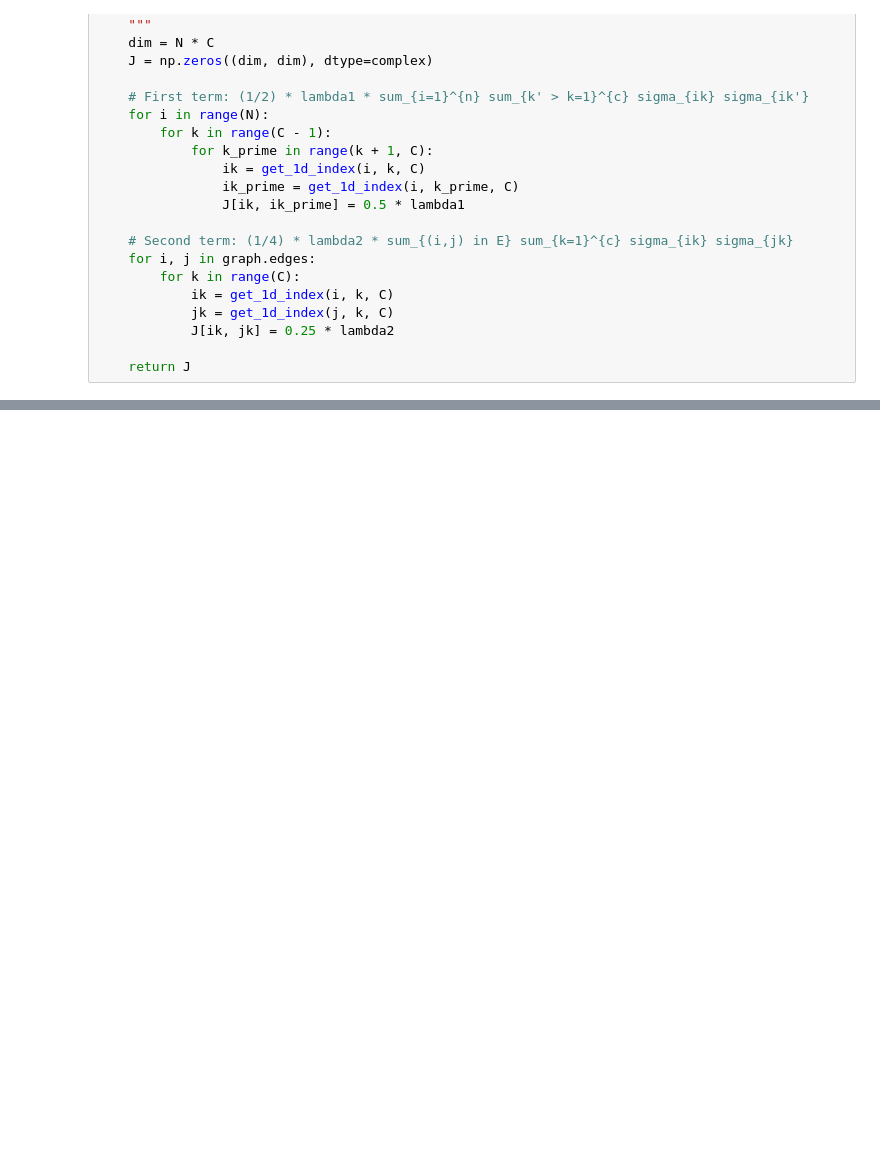
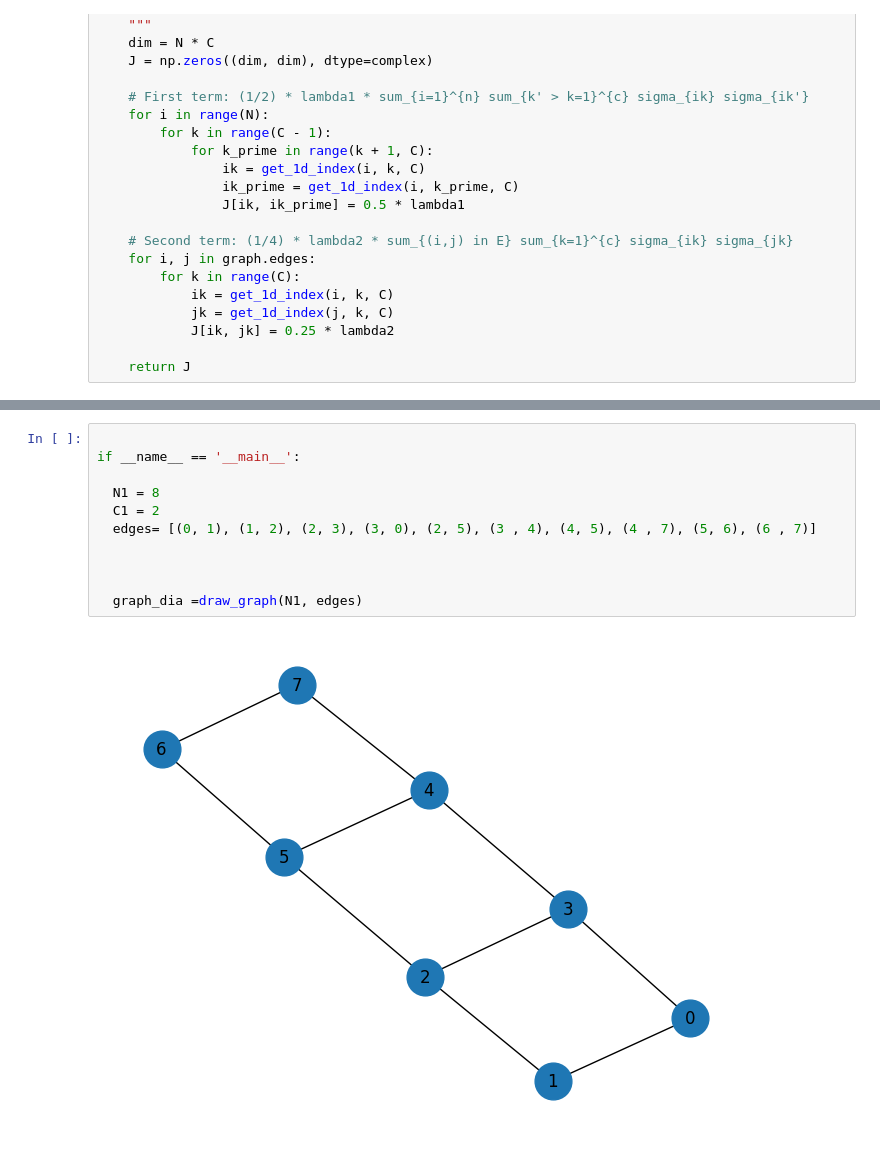
Before and after one commit to Khadijah-Trawally/QuantumGraphColoring, a Jupyter notebook: test_graph_coloring_hamiltonian.ipynb, the cells around one changed output, grey strips where cells are left out. Drawn from its saved outputs; the diff is of its cells as text; blank space fills up the shorter version.

```diff
--- a/test_graph_coloring_hamiltonian.ipynb
+++ b/test_graph_coloring_hamiltonian.ipynb
@@ -410,0 +443,13 @@ Expectation values of sigma_z at each site: [-0.5  0.5 -0.5  0.5 -0.5  0.5 -0.5
+# %%
+
+if __name__ == '__main__':
+
+  N1 = 8
+  C1 = 2
+  edges= [(0, 1), (1, 2), (2, 3), (3, 0), (2, 5), (3 , 4), (4, 5), (4 , 7), (5, 6), (6 , 7)]
+
+
+
+  graph_dia =draw_graph(N1, edges)
+# %% [output]
+[figure, added]
```
Also changed, not shown: parts of 13 cells of this notebook.
